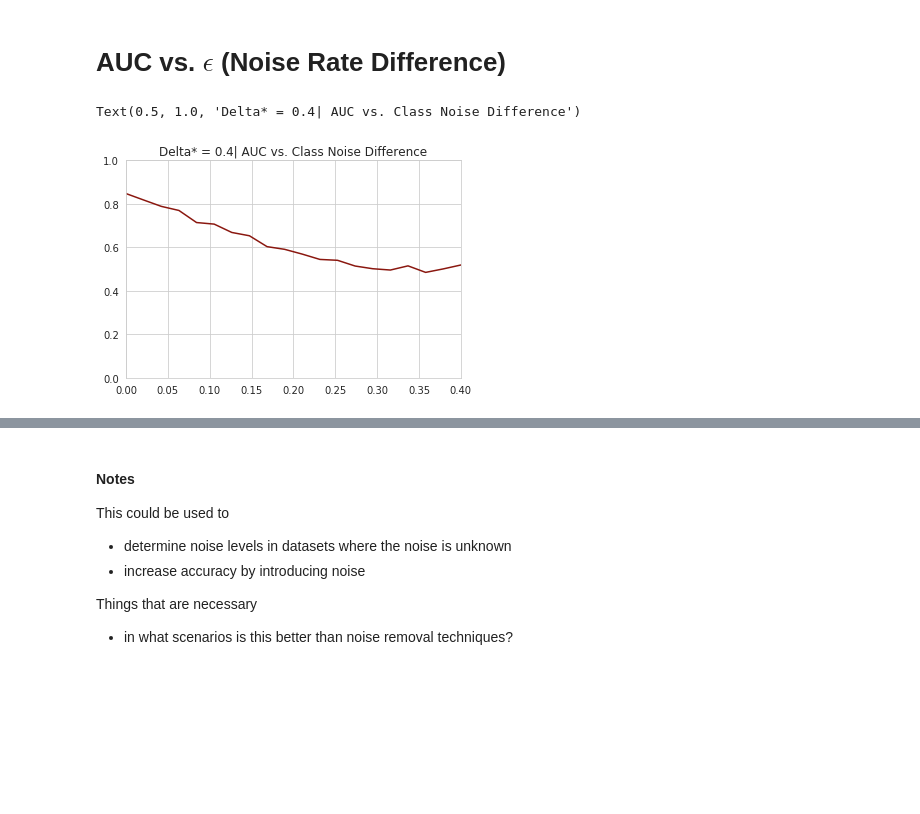
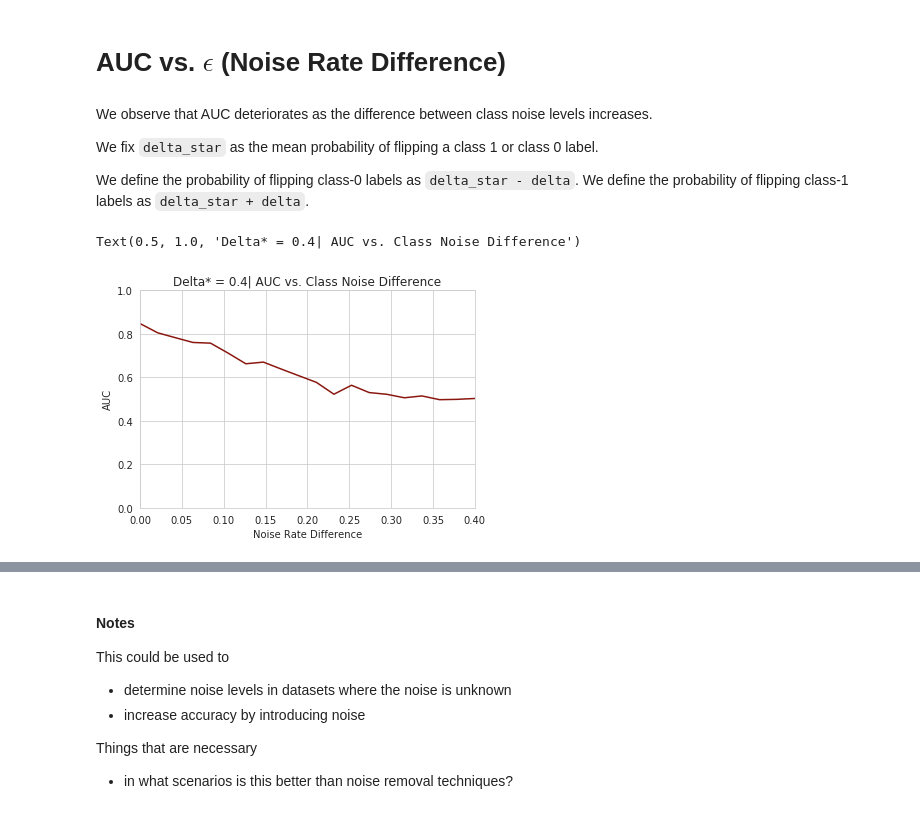
Before and after one commit to divyashan/label_noise_simulation, a Jupyter notebook: simulated_noise_injection.ipynb, the cells around one changed output, grey strips where cells are left out. Saved outputs shown, nothing was run; the diff lists cells and outputs as text; code cells hidden in the pictures; blank space fills up the shorter version.

```diff
--- a/simulated_noise_injection.ipynb
+++ b/simulated_noise_injection.ipynb
@@ -16,10 +16,23 @@ The autoreload extension is already loaded. To reload it, use:
 # %%
 n_examples = 10000
 p = .5
-n_runs = 5
+n_runs = 10
 # %%
 # Scores vs. delta
 def get_data(n_examples, n_runs, delta_0, delta_1):
+    """
+    Method that returns three datasets
+        1. Training set with corrupted and n_runs sets of
+           corrupted labels
+        2. Validation set (uncorrupted)
+        3. Test set (uncorrupted)
+
+    Parameters:
+        n_examples: length of total dataset
+        n_runs: number of trials to run per (delta_0, delta_1) pair.
+        delta_0: the probability that we flip labels that are equal to 0
+        delta_1: the probability that we flip labels that are equal to 1
+    """
     N_TRAIN = int(.5*n_examples)
     N_VAL = int(.25*n_examples)
     N_TEST = int(.25*n_examples)
@@ -34,6 +47,19 @@ def get_data(n_examples, n_runs, delta_0, delta_1):
     return [(X_train, y_train, y_train_tildes), (X_val,  y_val), (X_test, y_test)]
 
 def score_delta(n_examples, n_runs, delta_0, delta_1):
+    """
+    Method that returns the average score of a Logistic
+    Regression model on a test set where the training data has
+    been corrupted by flipping class-1 labels of the training
+    set with probability delta_1 and flipping class-0 labels of
+    the test set with probability delta_0.
+
+    Parameters:
+        n_examples: length of the dataset
+        n_runs: number of trials to run per (delta_0, delta_1) pair.
+        delta_0: the probability that we flip labels that are equal to 0
+        delta_1: the probability that we flip labels that are equal to 1
+    """
     train, val, test = get_data(n_examples, n_runs, delta_0, delta_1)
     X_train, y_train, y_train_tildes = train
     X_val,  y_val = val
@@ -41,33 +67,54 @@ def score_delta(n_examples, n_runs, delta_0, delta_1):
 
     # Noisy LR accuracy
     avg_score = 0
+
+    #Here we train a logistic regression model on each of the sets of corrupted labels
     for y_train_tilde in y_train_tildes:
         lr = LogisticRegression(solver='lbfgs')
         lr.fit(X_train, y_train_tilde)
-        avg_score += lr.score(X_test, y_test)*1.0/n_runs
+        avg_score += lr.score(X_test, y_test)*1.0
+    avg_score/=n_runs
     return avg_score
 
 def scores_deltas(delta_vals, n_runs):
+    """
+    A wrapper method for the score_delta function.
+    Calls the score_delta function for all pairs of
+    (delta_0, delta_1) in delta_vals.
+
+    Parameters:
+        delta_vals: a list of (delta_0, delta_1) pairs.
+        n_runs: number of trials to run per (delta_0, delta_1) pair.
+    """
     scores = []
     for delta_0, delta_1 in delta_vals:
             scores.append(score_delta(n_examples, n_runs, delta_0, delta_1))
     return scores
 # %% [markdown]
 # AUC vs. $\epsilon$ (Noise Rate Difference)
+# %% [markdown]
+We observe that AUC deteriorates as the difference between class noise levels increases.
+
+We fix `delta_star` as the mean probability of flipping a class 1 or class 0 label.
+
+We define the probability of flipping class-0 labels as `delta_star - delta`.
+We define the probability of flipping class-1 labels as `delta_star + delta`.
 # %%
 delta_star = .5
 delta_star = .4
 deltas = [(delta_star-delta, delta_star+delta) for delta in np.linspace(0, .4, 20)]
 scores = scores_deltas(deltas, n_runs)
 scores_40 = scores
 
 plt.plot(np.linspace(0, .4, 20), scores_40)
 plt.xlim(0, .4)
 plt.ylim(0, 1)
+plt.xlabel("Noise Rate Difference")
+plt.ylabel("AUC")
 plt.title("Delta* = " +  str(delta_star) + "| AUC vs. Class Noise Difference")
 # %% [output]
 Text(0.5, 1.0, 'Delta* = 0.4| AUC vs. Class Noise Difference')
-[figure, old version]
+[figure, new version]
 # %%
 # delta_star = .3
 delta_star = .3
```
Also changed, not shown: parts of 9 cells of this notebook.
